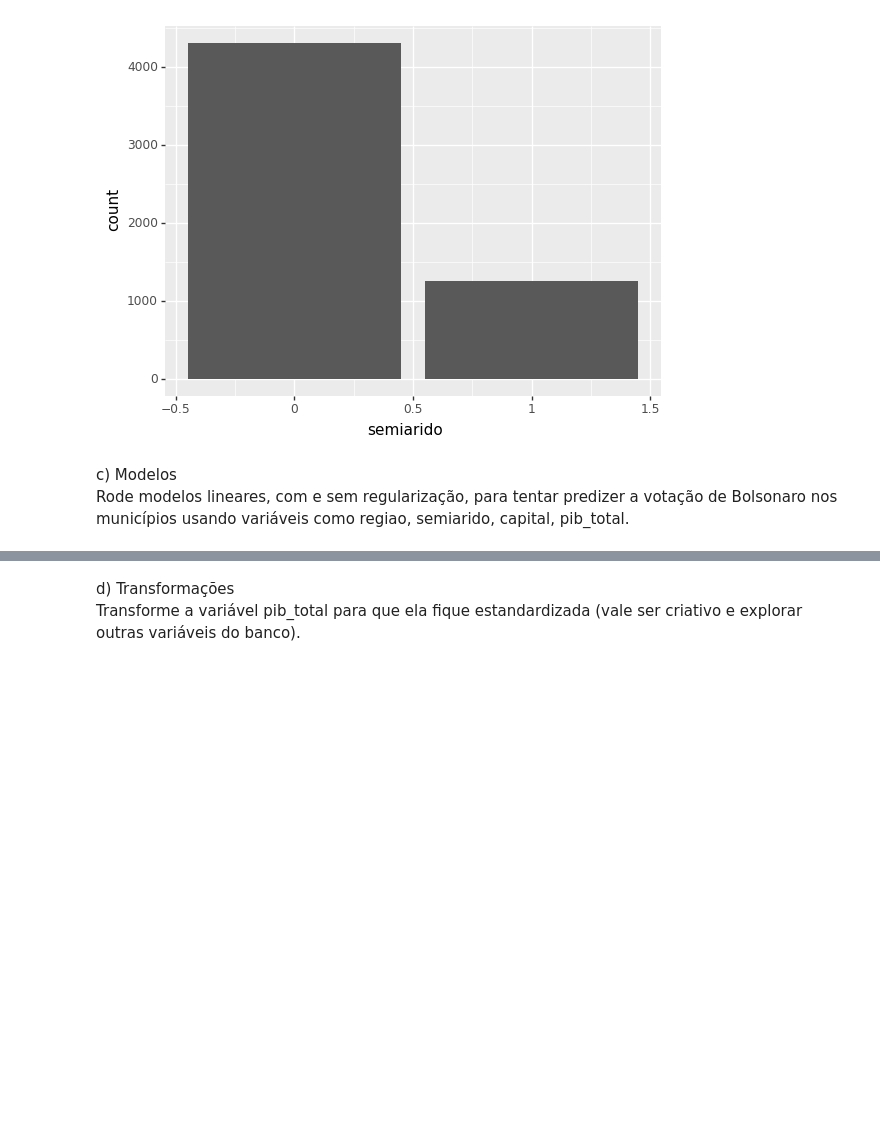
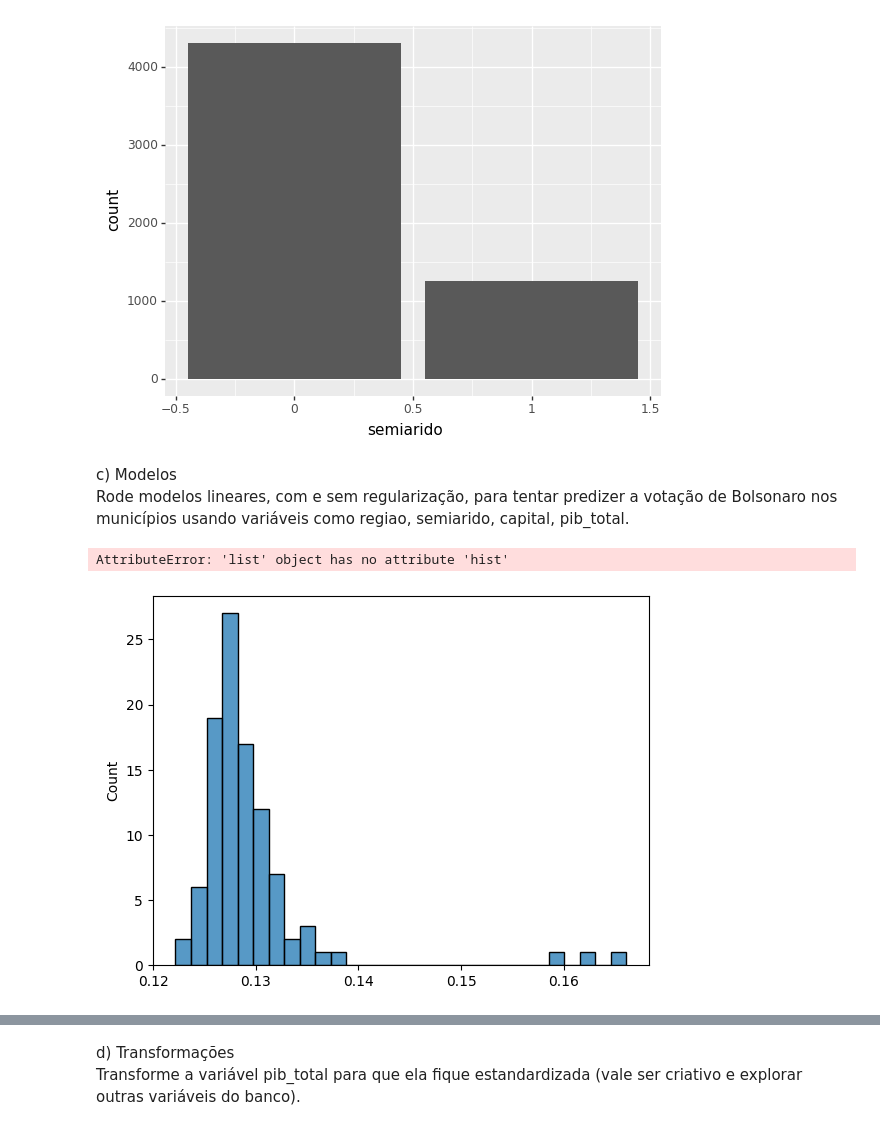
Before and after one commit to yltaba/dcp-machine-learning, a Jupyter notebook: aula_4/exercicios_aula_4.ipynb, the cells around one changed output, grey strips where cells are left out. Saved outputs shown, nothing was run; the diff lists cells and outputs as text; code cells hidden in the pictures; blank space fills up the shorter version.

```diff
--- a/aula_4/exercicios_aula_4.ipynb
+++ b/aula_4/exercicios_aula_4.ipynb
@@ -179,3 +176,17 @@ for column in elei18_adj_2.columns:
 # %% [markdown]
 c) Modelos\
 Rode modelos lineares, com e sem regularização, para tentar predizer a votação de Bolsonaro nos municípios usando variáveis como regiao, semiarido, capital, pib_total.
+# %%
+regiao_dummy = pd.get_dummies(elei18.regiao)
+elei18 = elei18.join(regiao_dummy)
+
+X = elei18[['semiarido', 'capital', 'pib_total_adj', 'Centro-Oeste', 'Nordeste', 'Norte', 'Sudeste', 'Sul']]
+y = elei18.pct_votos_validos_bolsonaro
+# %% [output]
+AttributeError: 'list' object has no attribute 'hist'
+# %%
+rmse = [get_rmse(elei18, elei18.pct_votos_validos_bolsonaro, elei18[['semiarido', 'capital', 'pib_total_adj', 'Centro-Oeste', 'Nordeste', 'Norte', 'Sudeste', 'Sul']]) for i in range(100)]
+sns.histplot(rmse)
+plt.show()
+# %% [output]
+[figure, added]
```
Also changed, not shown: parts of 14 cells of this notebook.
